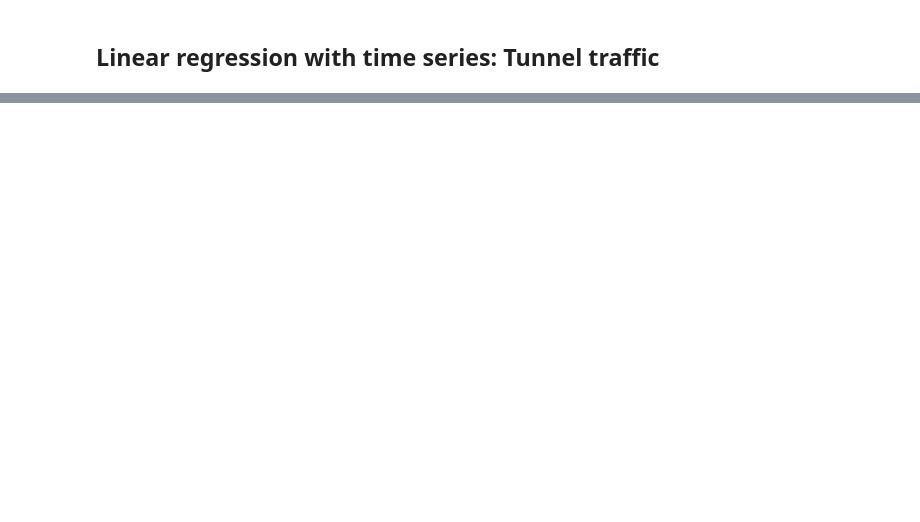
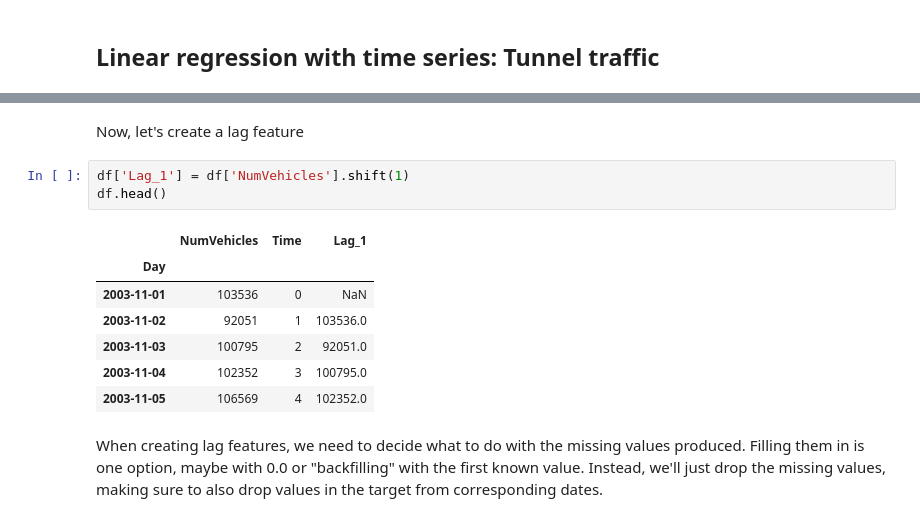
Before and after one commit to babakpst/Machine_Learning, a Jupyter notebook: MyPracticeCodes/TimeSeries1_Linear_Regression_with_TimeSeries.ipynb, the cells around one changed output, grey strips where cells are left out. Saved outputs shown, nothing was run; the diff lists cells and outputs as text; blank space fills up the shorter version.

```diff
--- a/MyPracticeCodes/TimeSeries1_Linear_Regression_with_TimeSeries.ipynb
+++ b/MyPracticeCodes/TimeSeries1_Linear_Regression_with_TimeSeries.ipynb
@@ -38,0 +91,15 @@ tunnel.head()
+# %% [markdown]
+Now, let's create a lag feature
+# %%
+df['Lag_1'] = df['NumVehicles'].shift(1)
+df.head()
+# %% [output]
+|  | NumVehicles | Time | Lag_1 |
+| Day |  |  |  |
+| 2003-11-01 | 103536 | 0 | NaN |
+| 2003-11-02 | 92051 | 1 | 103536.0 |
+| 2003-11-03 | 100795 | 2 | 92051.0 |
+| 2003-11-04 | 102352 | 3 | 100795.0 |
+| 2003-11-05 | 106569 | 4 | 102352.0 |
+# %% [markdown]
+When creating lag features, we need to decide what to do with the missing values produced. Filling them in is one option, maybe with 0.0 or "backfilling" with the first known value. Instead, we'll just drop the missing values, making sure to also drop values in the target from corresponding dates.
```
Also changed, not shown: parts of 12 cells of this notebook, 10 other files.
